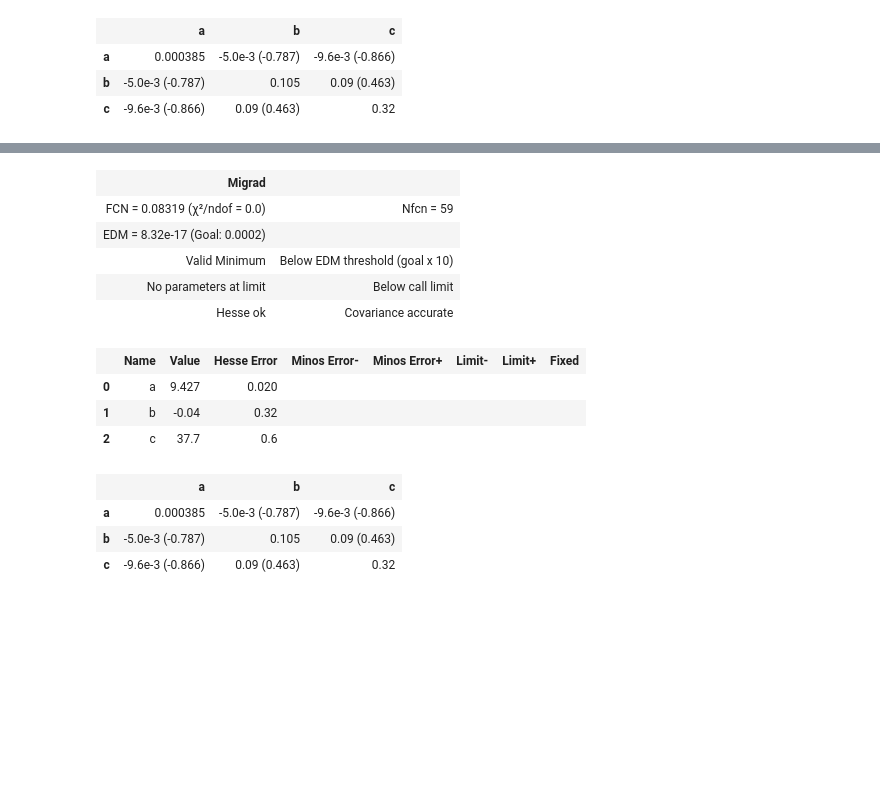
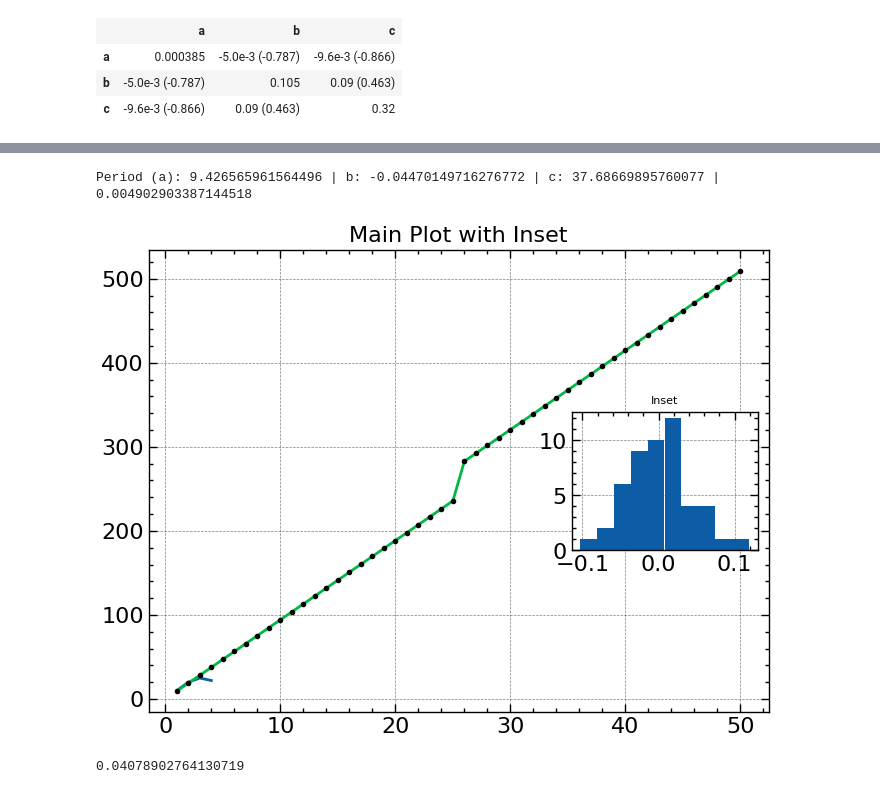
Before and after one commit to MagnusTrier/appstat_project, a Jupyter notebook: pendulum_original.ipynb, the cells around one changed output, grey strips where cells are left out. Cells and saved outputs as stored; diff of their text form; code cells hidden in the pictures; blank space fills up the shorter version.

Commit message:
pendulum error fixed

```diff
--- a/pendulum_original.ipynb
+++ b/pendulum_original.ipynb
@@ -89,19 +93,51 @@ mfit1.migrad()
-# %%
-mfit2 = cost.LeastSquares(data2['n'], data2['t_s'], 1.0, fit)
-mfit2 = Minuit(mfit2, a=10, b=0, c = 4)
-mfit2.migrad()
-# %% [output]
-| Migrad |  |
-| FCN = 0.08319 (χ²/ndof = 0.0) | Nfcn = 59 |
-| EDM = 8.32e-17 (Goal: 0.0002) |  |
-| Valid Minimum | Below EDM threshold (goal x 10) |
-| No parameters at limit | Below call limit |
-| Hesse ok | Covariance accurate |
-|  | Name | Value | Hesse Error | Minos Error- | Minos Error+ | Limit- | Limit+ | Fixed |
-| 0 | a | 9.427 | 0.020 |  |  |  |  |  |
-| 1 | b | -0.04 | 0.32 |  |  |  |  |  |
-| 2 | c | 37.7 | 0.6 |  |  |  |  |  |
-|  | a | b | c |
-| a | 0.000385 | -5.0e-3 (-0.787) | -9.6e-3 (-0.866) |
-| b | -5.0e-3 (-0.787) | 0.105 | 0.09 (0.463) |
-| c | -9.6e-3 (-0.866) | 0.09 (0.463) | 0.32 |
+# %%
+mfit2 = cost.LeastSquares(data2['n'], data2['t_s'], np.ones(len(data2['t_s'])) * 0.25, fit)
+mfit2 = Minuit(mfit2, a=10, b=0, c = 4)
+mfit2.migrad()
+
+
+def pendulumFit(data, err = 0.25, show_plots = False):
+    xaxis = data['n']
+    mfit = cost.LeastSquares(xaxis, data['t_s'], np.ones(len(data['n'])) * err, fit)
+    mfit = Minuit(mfit, a = 10, b = 0, c = 4)
+    mfit.migrad()
+    a = mfit.values['a']
+    b = mfit.values['b']
+    c = mfit.values['c']
+    print(f'Period (a): {a} | b: {b} | c: {c} | {mfit.errors['a']}')
+
+    model_y = fit(xaxis, a, b, c)
+    resi = data['t_s'] - model_y
+
+
+    if show_plots:
+
+
+
+
+
+        fig, ax = plt.subplots()
+
+        # Main plot
+        ax.plot([1, 2, 3, 4], [10, 20, 25, 22])
+        ax.set_title("Main Plot with Inset")
+        ax.plot(data['n'], model_y)
+        ax.scatter(xaxis, data['t_s'], marker = '.', c = 'black', zorder = 10)
+
+
+        # Inset plot
+        inset = inset_axes(ax, width="30%", height="30%", loc="center right")
+        inset.hist(resi)
+        inset.set_title("Inset", fontsize=8)
+
+        plt.show()
+
+    print(np.std(resi))
+
+
+
+pendulumFit(data2, show_plots=True)
+# %% [output]
+Period (a): 9.426565961564496 | b: -0.04470149716276772 | c: 37.68669895760077 | 0.004902903387144518
+[figure, added]
+0.04078902764130719
```
Also changed, not shown: parts of 3 cells of this notebook.
